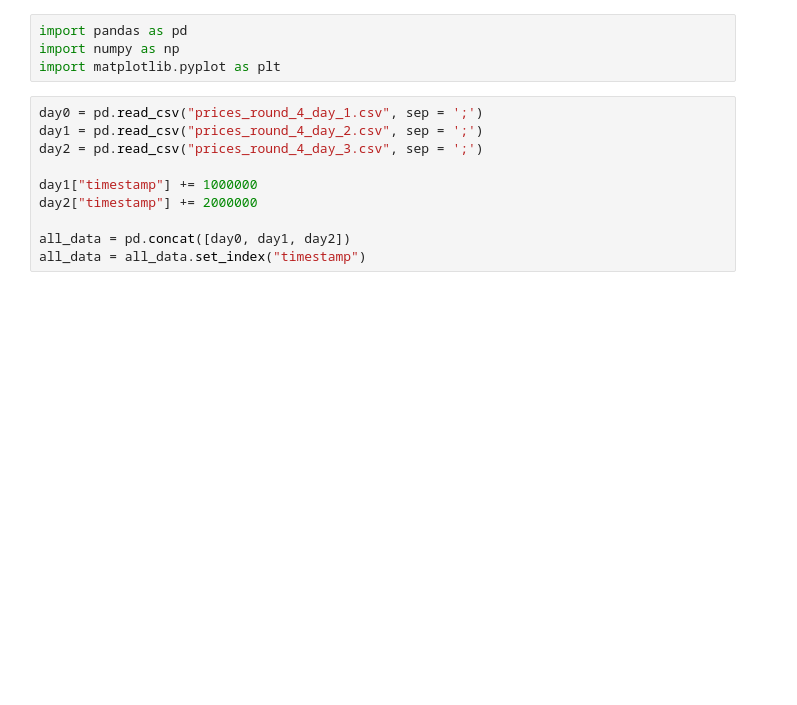
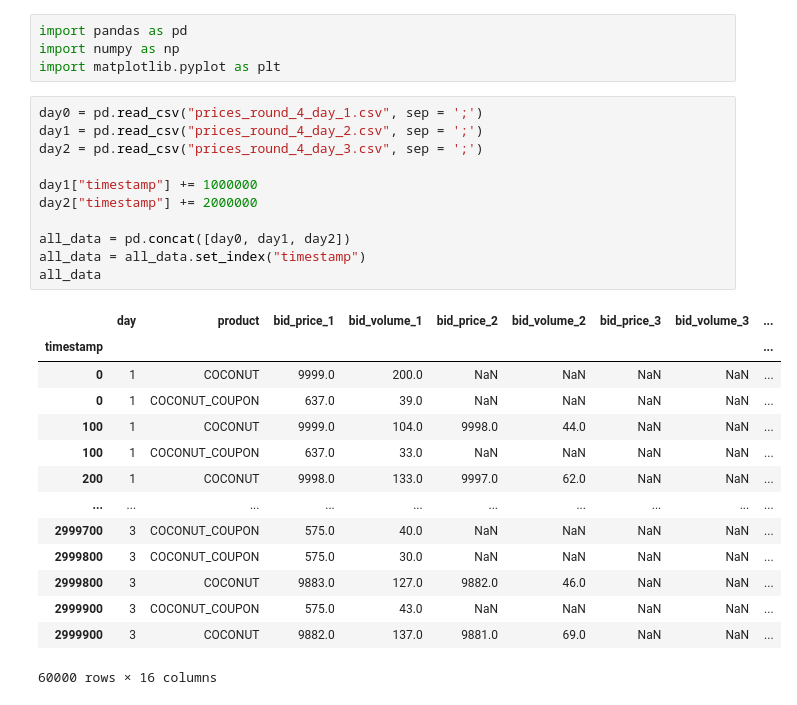
Before and after one commit to edgar-maddocks/IMC, a Jupyter notebook: coconuts/data.ipynb, the cells around one changed output. Cells and saved outputs as stored; diff of their text form; blank space fills up the shorter version.

```diff
--- a/coconuts/data.ipynb
+++ b/coconuts/data.ipynb
@@ -5,13 +5,29 @@ import matplotlib.pyplot as plt
 # %%
 day0 = pd.read_csv("prices_round_4_day_1.csv", sep = ';')
 day1 = pd.read_csv("prices_round_4_day_2.csv", sep = ';')
 day2 = pd.read_csv("prices_round_4_day_3.csv", sep = ';')
 
 day1["timestamp"] += 1000000
 day2["timestamp"] += 2000000
 
 all_data = pd.concat([day0, day1, day2])
 all_data = all_data.set_index("timestamp")
+all_data
+# %% [output]
+|  | day | product | bid_price_1 | bid_volume_1 | bid_price_2 | bid_volume_2 | bid_price_3 | bid_volume_3 | ... |
+| timestamp |  |  |  |  |  |  |  |  | ... |
+| 0 | 1 | COCONUT | 9999.0 | 200.0 | NaN | NaN | NaN | NaN | ... |
+| 0 | 1 | COCONUT_COUPON | 637.0 | 39.0 | NaN | NaN | NaN | NaN | ... |
+| 100 | 1 | COCONUT | 9999.0 | 104.0 | 9998.0 | 44.0 | NaN | NaN | ... |
+| 100 | 1 | COCONUT_COUPON | 637.0 | 33.0 | NaN | NaN | NaN | NaN | ... |
+| 200 | 1 | COCONUT | 9998.0 | 133.0 | 9997.0 | 62.0 | NaN | NaN | ... |
+| ... | ... | ... | ... | ... | ... | ... | ... | ... | ... |
+| 2999700 | 3 | COCONUT_COUPON | 575.0 | 40.0 | NaN | NaN | NaN | NaN | ... |
+| 2999800 | 3 | COCONUT_COUPON | 575.0 | 30.0 | NaN | NaN | NaN | NaN | ... |
+| 2999800 | 3 | COCONUT | 9883.0 | 127.0 | 9882.0 | 46.0 | NaN | NaN | ... |
+| 2999900 | 3 | COCONUT_COUPON | 575.0 | 43.0 | NaN | NaN | NaN | NaN | ... |
+| 2999900 | 3 | COCONUT | 9882.0 | 137.0 | 9881.0 | 69.0 | NaN | NaN | ... |
+60000 rows × 16 columns
 # %%
 coconut_mid = all_data[all_data["product"] == "COCONUT"]["mid_price"]
 coconut_coup_mid = all_data[all_data["product"] == "COCONUT_COUPON"]["mid_price"]
```
Also changed, not shown: parts of 10 cells of this notebook, 1 other file.
